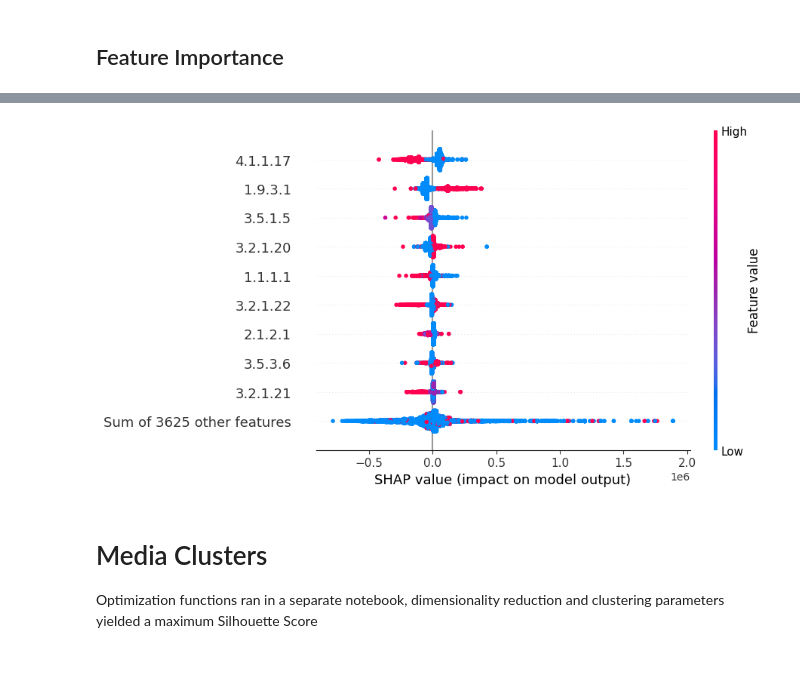
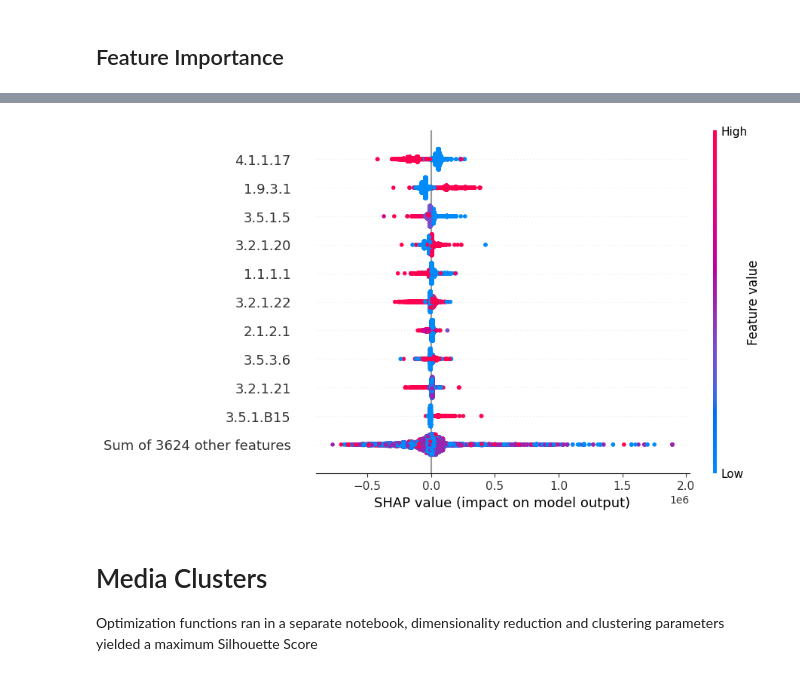
Before and after one commit to giovannellilab/media-prediction, a Jupyter notebook: notebooks/04-Model-Eval.ipynb, the cells around one changed output, grey strips where cells are left out. Drawn from its saved outputs; the diff is of its cells as text; code cells hidden in the pictures.

```diff
--- a/notebooks/04-Model-Eval.ipynb
+++ b/notebooks/04-Model-Eval.ipynb
@@ -347,22 +443,22 @@ KNN ROC AUC score: 0.9955235485925813
 # %%
 import xgboost
 import shap
 
 XG_train = df_train.drop(["taxon_id", "media_id"], axis=1)
 yG_train = df_train["taxon_id"]
 
 # train an XGBoost model
-model2 = xgboost.XGBRegressor().fit(XG_train, yG_train)
+model = xgboost.XGBRegressor().fit(XG_train, yG_train)
 
 # explain the model's predictions using SHAP
-explainer = shap.Explainer(model2)
+explainer = shap.Explainer(model)
 shap_values = explainer(XG_train)
 
 shap.plots.initjs()
-shap.plots.beeswarm(shap_values)
+shap.plots.beeswarm(shap_values, max_display=11)
 # %% [output]
 [interactive output not drawn]
-[figure, old version]
+[figure, new version]
 # %% [markdown]
 # Media Clusters
 
```
Also changed, not shown: parts of 15 cells of this notebook.
